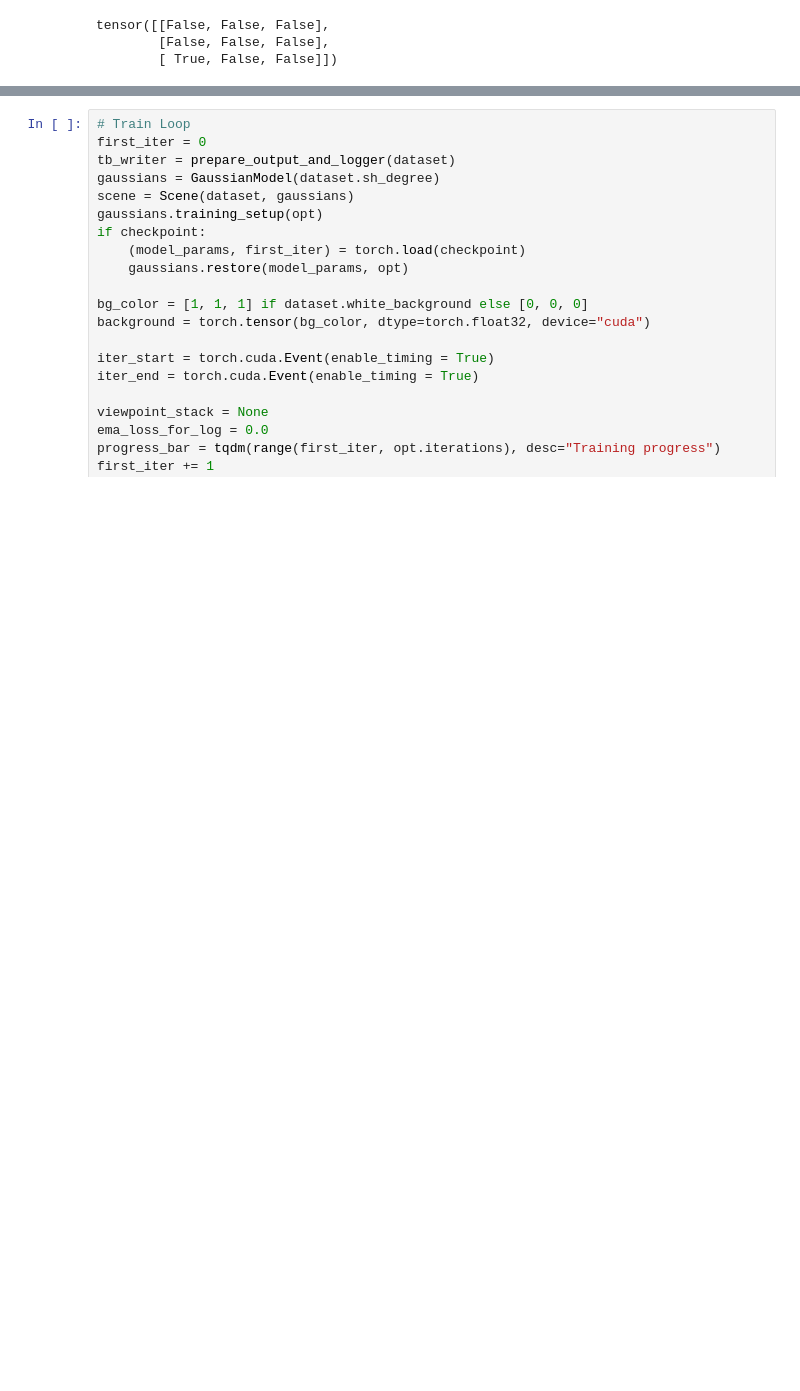
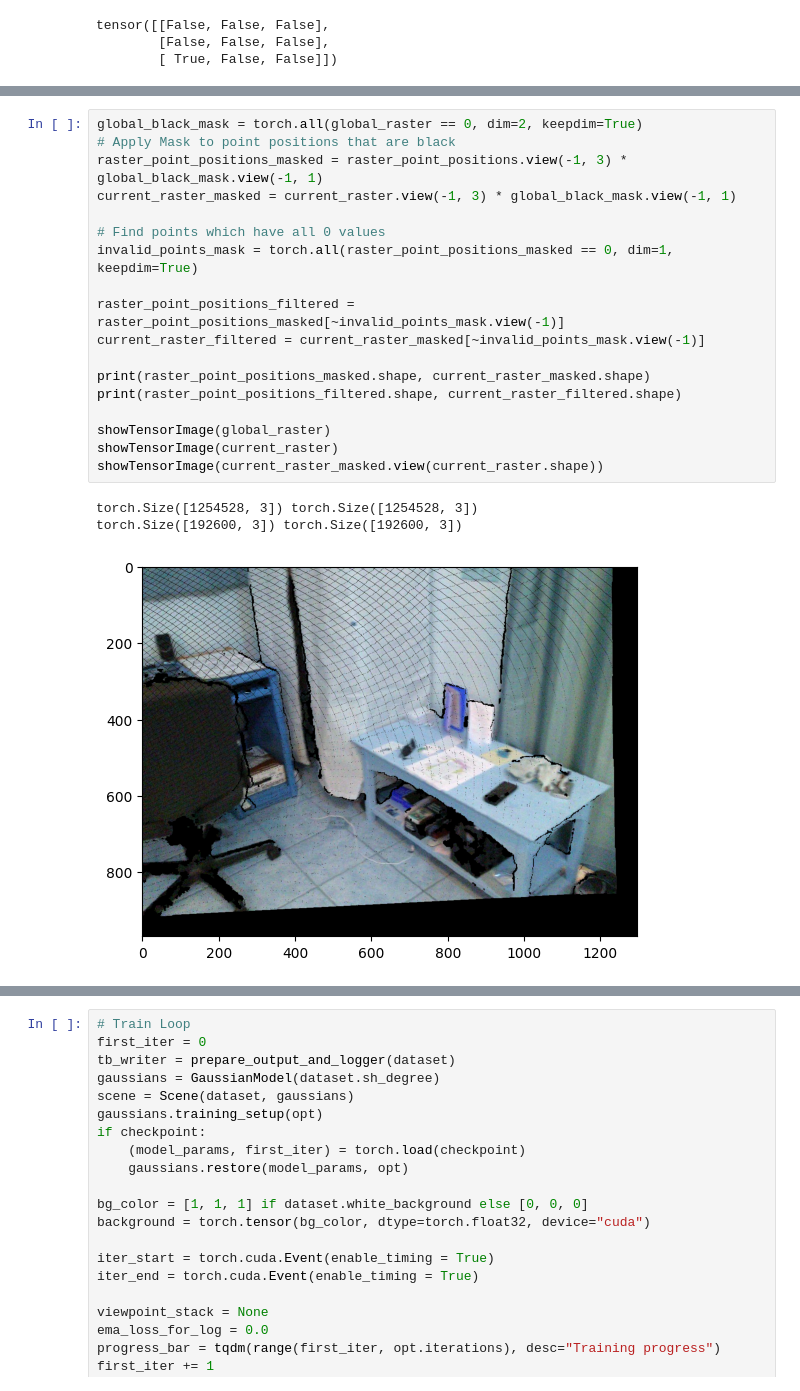
Before and after one commit to viswaravi/gaussian-splatting, a Jupyter notebook: Progressive_Train.ipynb, the cells around one changed output, grey strips where cells are left out. Cells and saved outputs as stored; diff of their text form; blank space fills up the shorter version.

Commit message:
Fixed Missing Points based Fusion

```diff
--- a/Progressive_Train.ipynb
+++ b/Progressive_Train.ipynb
@@ -575,0 +570,22 @@ for i in tqdm(range(1)):
+# %%
+global_black_mask = torch.all(global_raster == 0, dim=2, keepdim=True)
+# Apply Mask to point positions that are black
+raster_point_positions_masked = raster_point_positions.view(-1, 3) * global_black_mask.view(-1, 1)
+current_raster_masked = current_raster.view(-1, 3) * global_black_mask.view(-1, 1)
+
+# Find points which have all 0 values
+invalid_points_mask = torch.all(raster_point_positions_masked == 0, dim=1, keepdim=True)
+
+raster_point_positions_filtered = raster_point_positions_masked[~invalid_points_mask.view(-1)]
+current_raster_filtered = current_raster_masked[~invalid_points_mask.view(-1)]
+
+print(raster_point_positions_masked.shape, current_raster_masked.shape)
+print(raster_point_positions_filtered.shape, current_raster_filtered.shape)
+
+showTensorImage(global_raster)
+showTensorImage(current_raster)
+showTensorImage(current_raster_masked.view(current_raster.shape))
+# %% [output]
+torch.Size([1254528, 3]) torch.Size([1254528, 3])
+torch.Size([192600, 3]) torch.Size([192600, 3])
+[figure, added]
```
Also changed, not shown: parts of 9 cells of this notebook, 2 other files.
